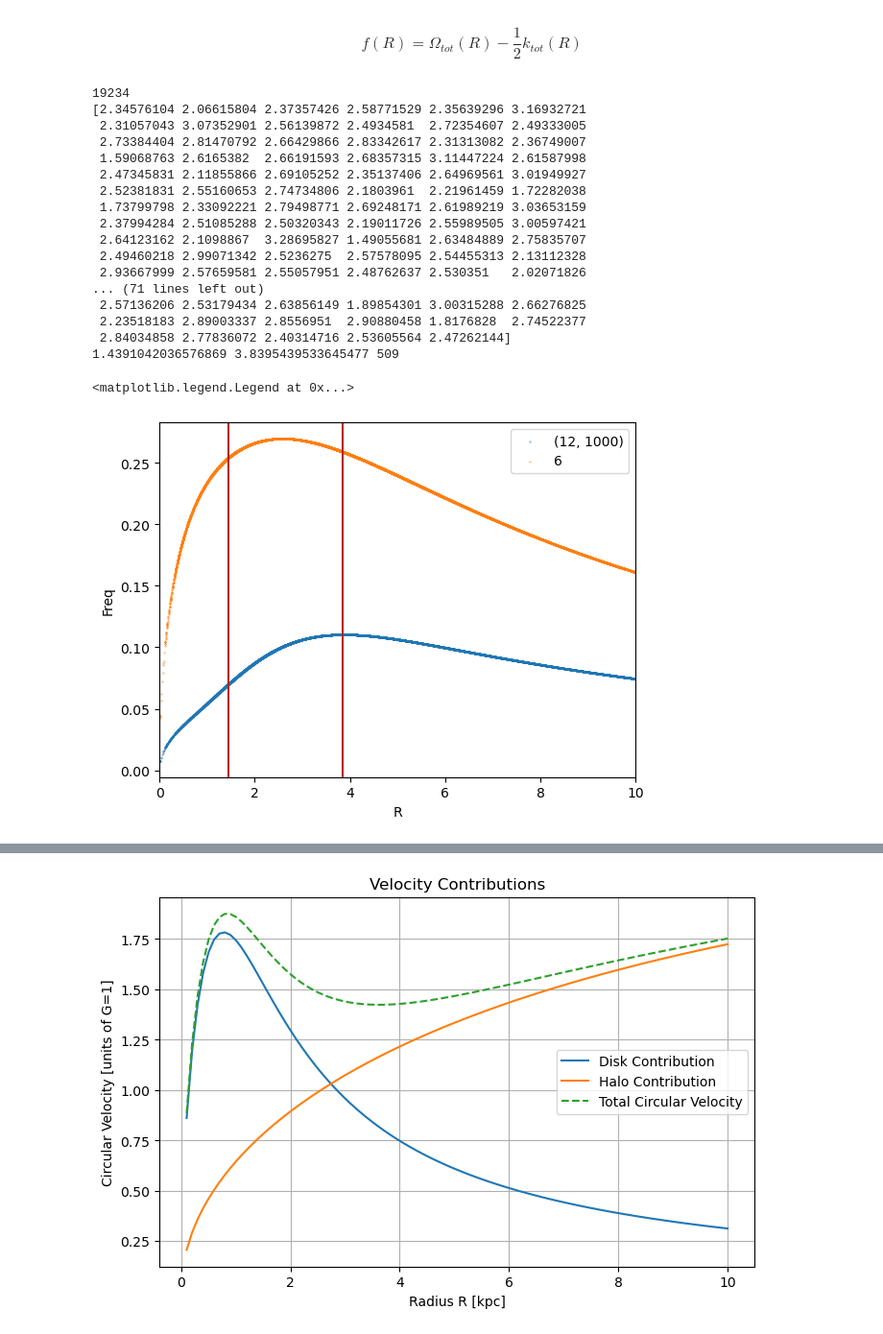
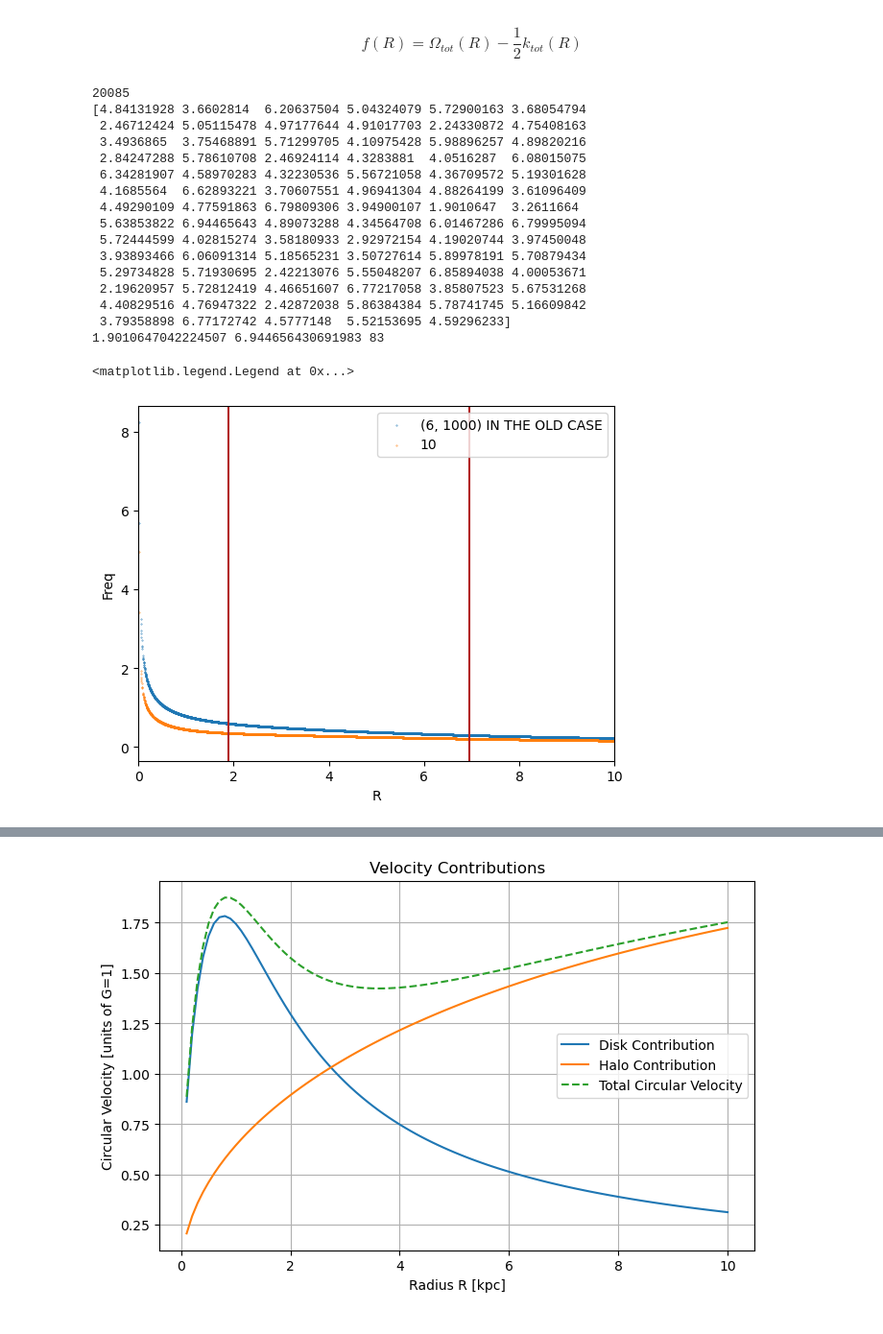
Before and after one commit to malvibellotti/Dynamics_exam_public, a Jupyter notebook: Initialization_equilibrium.ipynb, the cells around one changed output, grey strips where cells are left out. Shown at 96% size. Saved outputs shown, nothing was run; the diff lists cells and outputs as text; code cells hidden in the pictures.

```diff
--- a/Initialization_equilibrium.ipynb
+++ b/Initialization_equilibrium.ipynb
@@ -83,7 +83,7 @@ b = 0.1 * a
 R_max = 30 # kpc
 z_max = 5
 
-a_H = 6
+a_H = 10
 # %%
 print(M_D, M_H, a_H, a, b, const)
 # %% [output]
@@ -353,27 +367,22 @@ In Binney's book "In fact, in the epicycle approximation of §3.2.3 the mean rad
 # %%
 def pot_halo (R,z):
     r = np.sqrt(R**2 + z**2)
-    M_H_enclosed = M_H * (r**2 / (r+ a_H)**2)
-    return - G * M_H_enclosed / r
+    return - G * M_H / (r + a_H)
 
 def pot_disk (R,z):
     return - G * M_D / np.sqrt((a+np.sqrt(z**2. + b**2.))**2. + R**2.)
 
-def dphi_dr(R):
-    # Derivata prima del potenziale totale (halo + disk) a z=0
-    M_H_enclosed = M_H * (R**2 / (R + a_H)**2)  # Enclosed halo mass
-    halo_term = G * M_H_enclosed / R**2
+def dphi_dr(R): # IN Z = 0 !!!!!!!
+    halo_term = G * M_H / (R + a_H)**2
     disk_term = G * M_D * R * ((a + b)**2 + R**2)**(-3./2.)
     return halo_term + disk_term
 
 
 def second_dphi_dr(R):
     ''' Derivata seconda del potenziale totale (halo + disk) a z=0'''
-    M_H_enclosed = M_H * (R**2 / (R + a_H)**2)
-    halo_term = G * (M_H_enclosed / R**3 - 2 * M_H / (R + a_H)**3)
-    disk_term = G * M_D * ((a + b)**2 - 2 * R**2) * ((a + b)**2 + R**2)**(-5./2.)
+    halo_term = -2 * G * M_H /((R + a_H)**3)
+    disk_term = G * M_D * ((a + b)**2 - 2* R**2) * ((a + b)**2 + R**2)**(-5./2.)
     return halo_term + disk_term
-
 
 def v_circ(R):
     return np.sqrt(dphi_dr(R) * R)
@@ -423,29 +432,12 @@ def escape_vel (R, z):
 
 
 '''
-def pot_halo (R,z):
-    r = np.sqrt(R**2 + z**2)
-    M_H_enclosed = M_H * (r**2 / (r+ a_H)**2)
-    return - G * M_H_enclosed / r
-
-
-def dphi_dr (R):
-    #derivata prima del potenziale totale (halo + disk) a z=0
-    return G * R * (M_D * ((a + b)**2. + R**2)**(-3./2.) + M_H * (R+a_H)**(-2) * R**(-1))
 
 def second_dphi_dr (R):
     # derivata seconda del potenziale totale (halo + disk) a z=0
-    return dphi_dr(R)/R + G * R * (M_D*(-3*R*((a+b)**2 + R**3)**(-5/2)) - M_H * (2 * (R+a_H)**(-3) * R**(-1) + (R+a_H)**(-2) * R**(-2)))
+    return dphi_dr(R)/R + G * R * (M_D*(-3*R*((a+b)**2 + R**3)**(-5/2)) - M_H *....
 
 
-def dphi_dr_halo(r):
-    return  G * M_H *( r**2 -2* r * a_H)/ (r + a_H )**4
-
-def dphi_dr_halo(r):
-    return  G * M_H * (a_H -r) / (r + a_H )**3
-
-def dphi_dr(R):
-    return G * R * M_D * ((a + b)**2. + R**2.)**(-3./2.) + G * M_H *( R**2 -2* R * a_H)/ (R + a_H )**4  # NOOOOO
 
 '''
 # %% [output]
@@ -633,53 +717,52 @@ def freq(R):
 
 
 R_part_interval = R_particles[ (R_particles > 0) & (R_particles < 7)]
 print(len(R_part_interval))
 
-a_H = 12
+a_H = 6
 
 M_H = 1000
-plt.scatter(R_particles, freq(R_particles), s = 0.1, label = f'{a_H, M_H}')
+plt.scatter(R_particles, freq(R_particles), s = 0.1, label = f'{a_H, M_H} IN THE OLD CASE')
 
-a_H = 6
+a_H = 10
 
-M_H = 2000
+M_H = 1000
 plt.scatter(R_particles, freq(R_particles), s = 0.1, label = f'{a_H}')
 
 
 np.gradient(freq(R_particles), R_particles)
 zero_crossings = np.where(np.isclose(np.gradient(freq(R_part_interval), R_part_interval), 0, atol=1e-3))[0]
 print(R_part_interval[zero_crossings])
 min_interval = np.min(R_part_interval[zero_crossings])
 max_interval = np.max(R_part_interval[zero_crossings])
 print(min_interval, max_interval, len(zero_crossings))
 
 plt.axvline(min_interval, color='firebrick')
 plt.axvline(max_interval, color='firebrick')
 
 
 plt.xlabel('R')
 plt.ylabel('Freq')
 plt.xlim(0, 10)
 #plt.ylim(0, 0.2)
 plt.legend()
 # %% [output]
-19234
-[2.34576104 2.06615804 2.37357426 2.58771529 2.35639296 3.16932721
- 2.31057043 3.07352901 2.56139872 2.4934581  2.72354607 2.49333005
- 2.73384404 2.81470792 2.66429866 2.83342617 2.31313082 2.36749007
- 1.59068763 2.6165382  2.66191593 2.68357315 3.11447224 2.61587998
- 2.47345831 2.11855866 2.69105252 2.35137406 2.64969561 3.01949927
- 2.52381831 2.55160653 2.74734806 2.1803961  2.21961459 1.72282038
- 1.73799798 2.33092221 2.79498771 2.69248171 2.61989219 3.03653159
- 2.37994284 2.51085288 2.50320343 2.19011726 2.55989505 3.00597421
- 2.64123162 2.1098867  3.28695827 1.49055681 2.63484889 2.75835707
- 2.49460218 2.99071342 2.5236275  2.57578095 2.54455313 2.13112328
- 2.93667999 2.57659581 2.55057951 2.48762637 2.530351   2.02071826
-... (71 lines left out)
- 2.57136206 2.53179434 2.63856149 1.89854301 3.00315288 2.66276825
- 2.23518183 2.89003337 2.8556951  2.90880458 1.8176828  2.74522377
- 2.84034858 2.77836072 2.40314716 2.53605564 2.47262144]
-1.4391042036576869 3.8395439533645477 509
+20085
+[4.84131928 3.6602814  6.20637504 5.04324079 5.72900163 3.68054794
+ 2.46712424 5.05115478 4.97177644 4.91017703 2.24330872 4.75408163
+ 3.4936865  3.75468891 5.71299705 4.10975428 5.98896257 4.89820216
+ 2.84247288 5.78610708 2.46924114 4.3283881  4.0516287  6.08015075
+ 6.34281907 4.58970283 4.32230536 5.56721058 4.36709572 5.19301628
+ 4.1685564  6.62893221 3.70607551 4.96941304 4.88264199 3.61096409
+ 4.49290109 4.77591863 6.79809306 3.94900107 1.9010647  3.2611664
+ 5.63853822 6.94465643 4.89073288 4.34564708 6.01467286 6.79995094
+ 5.72444599 4.02815274 3.58180933 2.92972154 4.19020744 3.97450048
+ 3.93893466 6.06091314 5.18565231 3.50727614 5.89978191 5.70879434
+ 5.29734828 5.71930695 2.42213076 5.55048207 6.85894038 4.00053671
+ 2.19620957 5.72812419 4.46651607 6.77217058 3.85807523 5.67531268
+ 4.40829516 4.76947322 2.42872038 5.86384384 5.78741745 5.16609842
+ 3.79358898 6.77172742 4.5777148  5.52153695 4.59296233]
+1.9010647042224507 6.944656430691983 83
 <matplotlib.legend.Legend at 0x...>
-[figure, old version]
+[figure, new version]
 # %%
```
Also changed, not shown: parts of 36 cells of this notebook, 30 other files.
